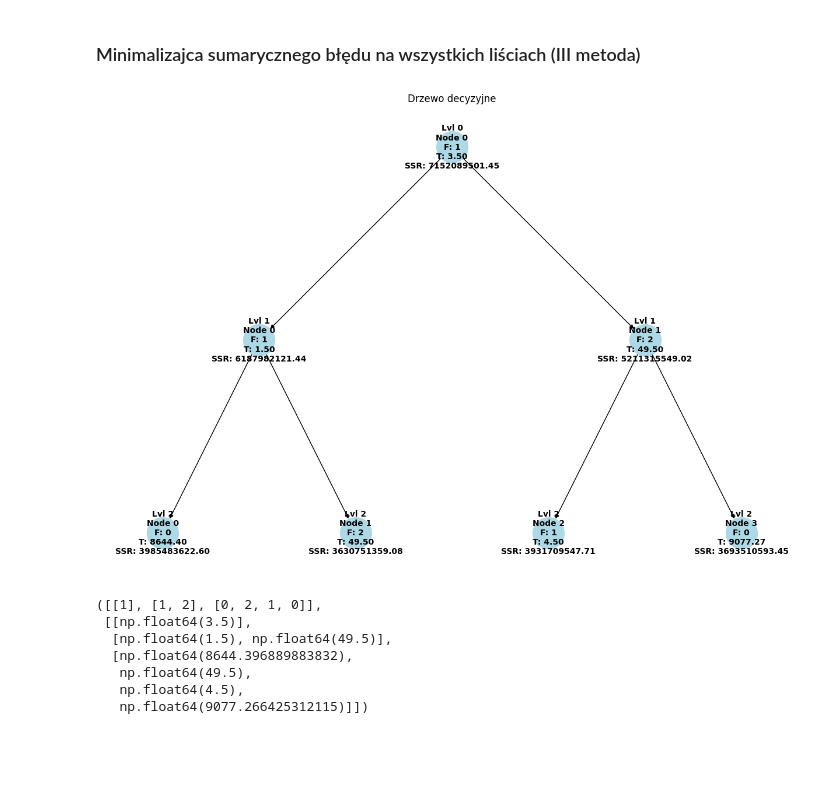
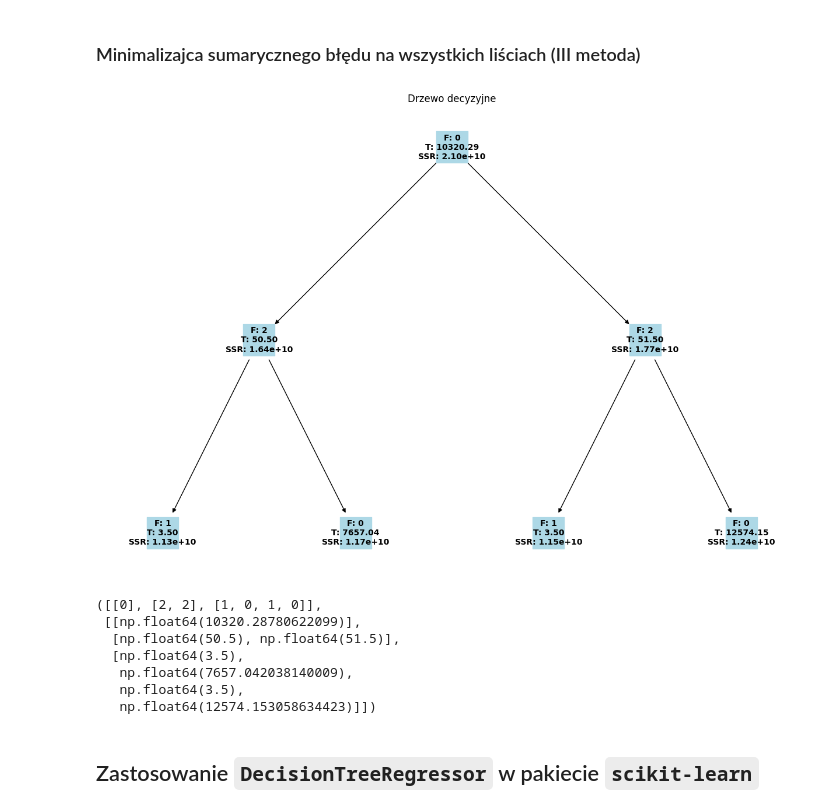
Before and after one commit to tomczj/ML24_25, a Jupyter notebook: Tree_Methods/homework_6.ipynb, the cells around one changed output. Cells and saved outputs as stored; diff of their text form; code cells hidden in the pictures; blank space fills up the shorter version.

```diff
--- a/Tree_Methods/homework_6.ipynb
+++ b/Tree_Methods/homework_6.ipynb
@@ -533,0 +564,26 @@ features_per_level, thresholds_per_level
+# %%
+# mamy tylko jedną cechę, więc nie ma tutaj probelmu
+
+#bierzemy unikalne podziały
+unique_values = np.sort(np.unique(X))
+thresholds = (unique_values[1:] + unique_values[:-1])/2
+gain_rss_all = []
+best_rss_gain = -np.inf
+for t in thresholds:
+    mask = X <= t
+    parent_RSS = SSR(Y)
+    left_rss = SSR(Y[mask])
+    right_rss = SSR(Y[~mask])
+
+    total_rss = right_rss + left_rss
+    gain_rss = parent_RSS - total_rss
+    gain_rss_all.append(gain_rss)
+
+    if gain_rss > best_rss_gain:
+        best_rss_gain = gain_rss
+        best_threshold = t
+
+plt.plot(thresholds, gain_rss_all)
+plt.xlabel("Poziom cechy")
+plt.ylabel("Błąd kwadratowy")
+plt.axvline(best_threshold, c = "orange")
@@ -560,8 +619,6 @@ def Total_SSR_min(X_train, y_train, leaves):
         return None, None, np.inf
 
     # Upewniamy się, że mamy numpy arrays
-    X_train = np.array(X_train)
-    y_train = np.array(y_train)
     num_of_features = X_train.shape[1]
     best_feature = None
     best_threshold = None
@@ -596,7 +653,7 @@ def Total_SSR_min(X_train, y_train, leaves):
     return best_feature, best_threshold, best_ssr
 
 # Funkcja budująca drzewo decyzyjne, które stara się minimalizować SSR na wszystkich liściach
-def fit_Tree_Total_SSR(X_train, y_train, max_depth):
+def fit_tree_Total_SSR(X_train, y_train, max_depth):
     """
     Buduje drzewo, przy czym każdy poziom drzewa poszukuje podziału, który
     minimalizuje sumaryczny SSR na liściach (tj. wszystkich podziałach aktualnego poziomu).
@@ -609,8 +666,6 @@ def fit_Tree_Total_SSR(X_train, y_train, max_depth):
       errors_per_level - lista SSR na poziomach
     """
     # Konwersja na numpy arrays
-    X_train = np.array(X_train)
-    y_train = np.array(y_train)
 
     thresholds_per_level = []
     features_per_level = []
@@ -672,19 +727,29 @@ def fit_Tree_Total_SSR(X_train, y_train, max_depth):
 
     return features_per_level, thresholds_per_level, errors_per_level
 # %%
+# Konwersja danych treningowych do formatu numpy
 X_train = df[["Income", "People", "Age"]].to_numpy()
 y_train = df["Spending"].to_numpy()
 
-features_per_level, thresholds_per_level, errors_per_level = fit_Tree_Total_SSR(X_train, y_train, max_depth)
-visualize_tree_without_graphviz(features_per_level, thresholds_per_level, errors_per_level)
+# Dopasowanie drzewa decyzyjnego (przy użyciu funkcji, którą już masz)
+features_per_level, thresholds_per_level, errors_per_level = fit_tree_Total_SSR(
+    X_train, y_train, max_depth
+)
+
+# Wizualizacja drzewa decyzyjnego przy użyciu nowych funkcji
+visualize_decision_tree(features_per_level, thresholds_per_level, errors_per_level)
+
+# Dla przykładu, możesz wyświetlić również poziomy cech i progów
 features_per_level, thresholds_per_level
 # %% [output]
-[figure, old version]
+[figure, new version]
-([[1], [1, 2], [0, 2, 1, 0]],
- [[np.float64(3.5)],
-  [np.float64(1.5), np.float64(49.5)],
-  [np.float64(8644.396889883832),
-   np.float64(49.5),
-   np.float64(4.5),
-   np.float64(9077.266425312115)]])
+([[0], [2, 2], [1, 0, 1, 0]],
+ [[np.float64(10320.28780622099)],
+  [np.float64(50.5), np.float64(51.5)],
+  [np.float64(3.5),
+   np.float64(7657.042038140009),
+   np.float64(3.5),
+   np.float64(12574.153058634423)]])
+# %% [markdown]
+## Zastosowanie `DecisionTreeRegressor` w pakiecie `scikit-learn`
 # %%
```
Also changed, not shown: parts of 41 cells of this notebook, 2 other files.
